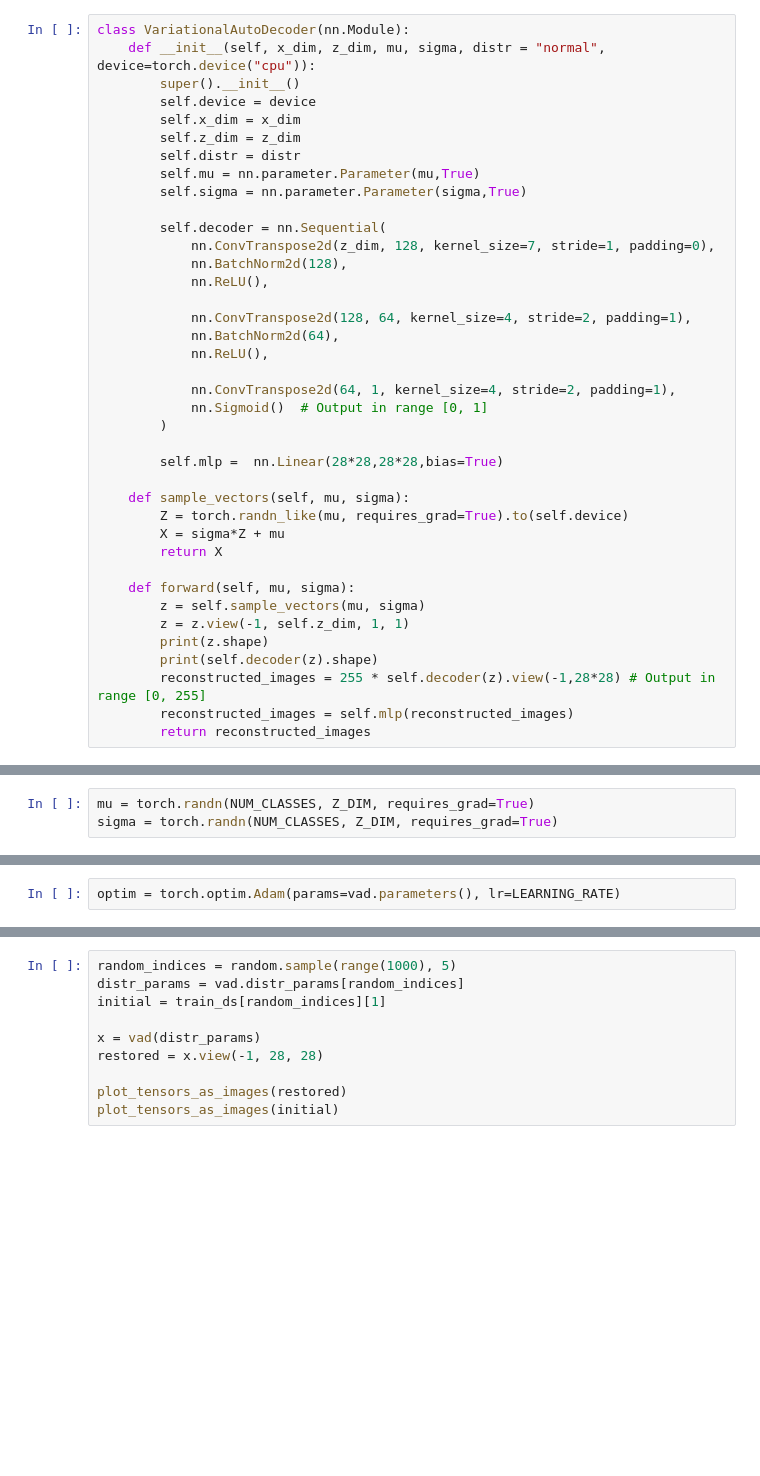
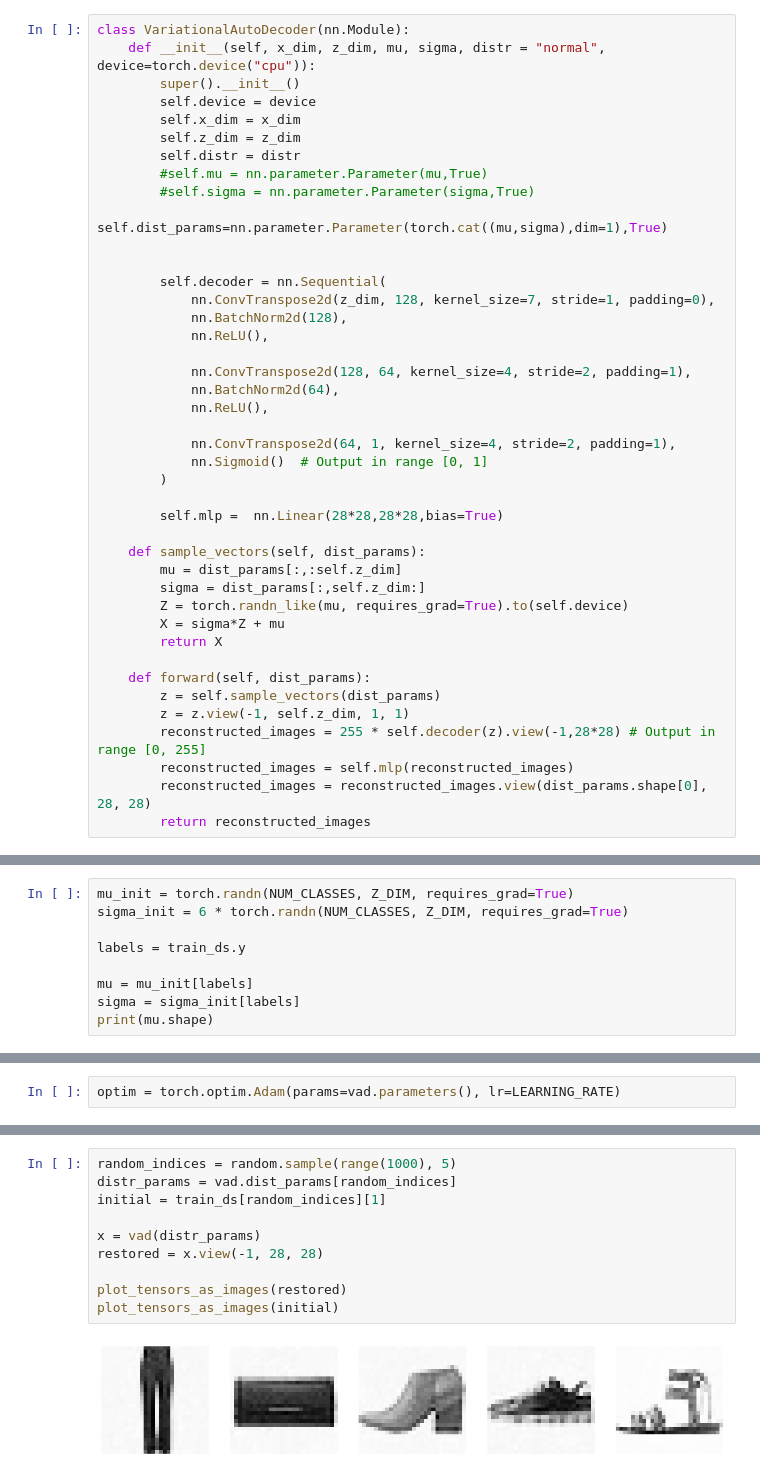
Before and after one commit to Technion-cs-hw/DEEP_VAD_project, a Jupyter notebook: VAD_notebook.ipynb, the cells around one changed output, grey strips where cells are left out. Drawn from its saved outputs; the diff is of its cells as text; blank space fills up the shorter version.

Commit message:
Normal distribution VAD

```diff
--- a/VAD_notebook.ipynb
+++ b/VAD_notebook.ipynb
@@ -75,8 +75,10 @@ class VariationalAutoDecoder(nn.Module):
         self.x_dim = x_dim
         self.z_dim = z_dim
         self.distr = distr
-        self.mu = nn.parameter.Parameter(mu,True)
-        self.sigma = nn.parameter.Parameter(sigma,True)
+        #self.mu = nn.parameter.Parameter(mu,True)
+        #self.sigma = nn.parameter.Parameter(sigma,True)
+        self.dist_params=nn.parameter.Parameter(torch.cat((mu,sigma),dim=1),True)
+
 
         self.decoder = nn.Sequential(
             nn.ConvTranspose2d(z_dim, 128, kernel_size=7, stride=1, padding=0),
@@ -93,18 +95,19 @@ class VariationalAutoDecoder(nn.Module):
 
         self.mlp =  nn.Linear(28*28,28*28,bias=True)
 
-    def sample_vectors(self, mu, sigma):
+    def sample_vectors(self, dist_params):
+        mu = dist_params[:,:self.z_dim]
+        sigma = dist_params[:,self.z_dim:]
         Z = torch.randn_like(mu, requires_grad=True).to(self.device)
         X = sigma*Z + mu
         return X
 
-    def forward(self, mu, sigma):
-        z = self.sample_vectors(mu, sigma)
+    def forward(self, dist_params):
+        z = self.sample_vectors(dist_params)
         z = z.view(-1, self.z_dim, 1, 1)
-        print(z.shape)
-        print(self.decoder(z).shape)
         reconstructed_images = 255 * self.decoder(z).view(-1,28*28) # Output in range [0, 255]
         reconstructed_images = self.mlp(reconstructed_images)
+        reconstructed_images = reconstructed_images.view(dist_params.shape[0], 28, 28)
         return reconstructed_images
 # %%
 BATCH_SIZE = 64
@@ -125,5 +128,11 @@ config = {
 # %%
 train_ds, train_dl, test_ds, test_dl = utils.create_dataloaders("dataset", device, BATCH_SIZE)
 # %%
-mu = torch.randn(NUM_CLASSES, Z_DIM, requires_grad=True)
-sigma = torch.randn(NUM_CLASSES, Z_DIM, requires_grad=True)
+mu_init = torch.randn(NUM_CLASSES, Z_DIM, requires_grad=True)
+sigma_init = 6 * torch.randn(NUM_CLASSES, Z_DIM, requires_grad=True)
+
+labels = train_ds.y
+
+mu = mu_init[labels]
+sigma = sigma_init[labels]
+print(mu.shape)
@@ -185,10 +211,12 @@ RuntimeError: shape '[-1, 784]' is invalid for input of size 4096
 # %%
 random_indices = random.sample(range(1000), 5)
-distr_params = vad.distr_params[random_indices]
+distr_params = vad.dist_params[random_indices]
 initial = train_ds[random_indices][1]
 
 x = vad(distr_params)
 restored = x.view(-1, 28, 28)
 
 plot_tensors_as_images(restored)
 plot_tensors_as_images(initial)
+# %% [output]
+[figure, added]
```
Also changed, not shown: parts of 7 cells of this notebook, 1 other file.
